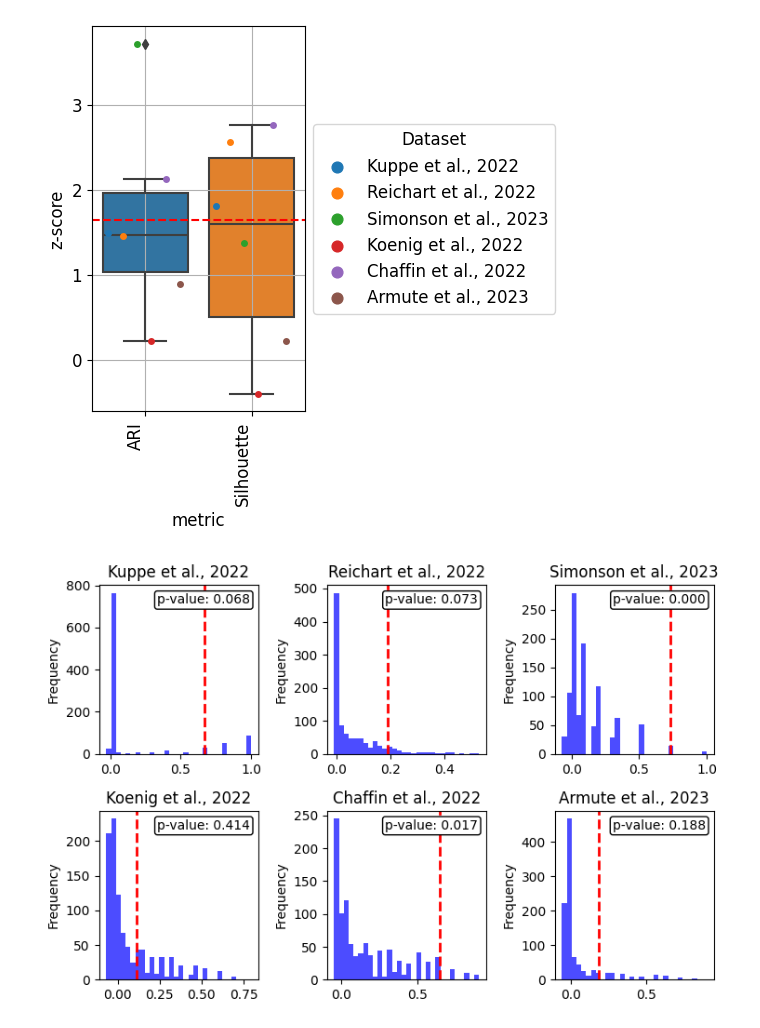
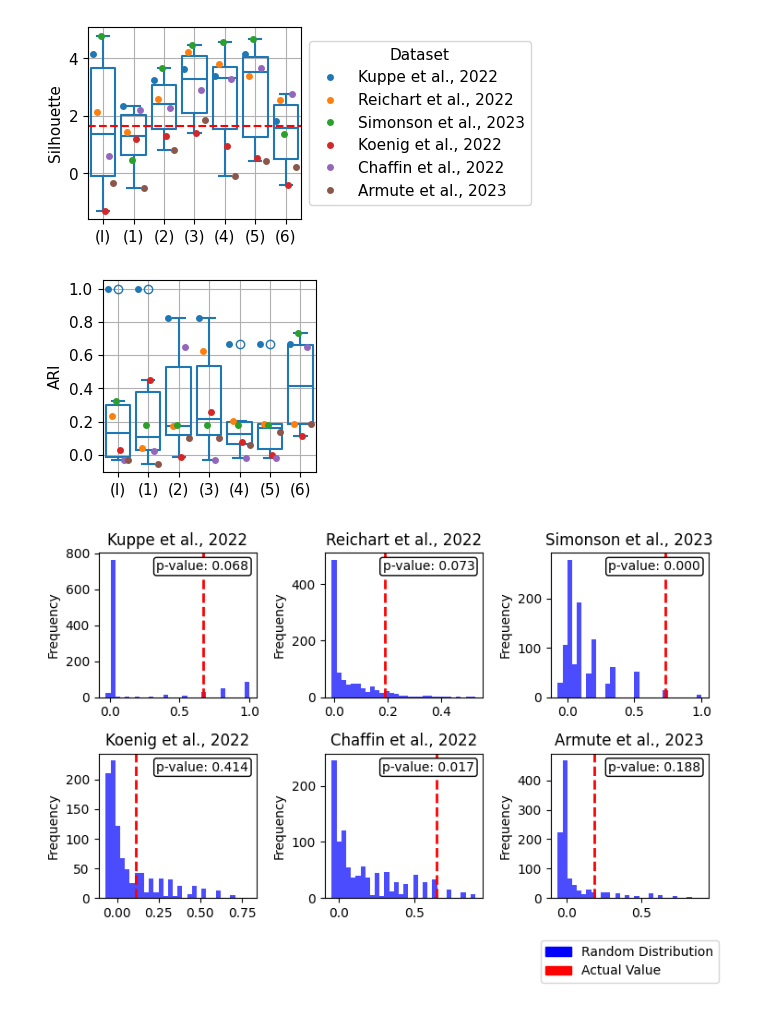
Before and after one commit to saezlab/lianaplus_manuscript, a Jupyter notebook: notebooks/reliability/prediction_reliability.ipynb, the cells around one changed output. Saved outputs shown, nothing was run; the diff lists cells and outputs as text; code cells hidden in the pictures.

```diff
--- a/notebooks/reliability/prediction_reliability.ipynb
+++ b/notebooks/reliability/prediction_reliability.ipynb
@@ -49,0 +100,2 @@ datasets['Armute et al., 2023'] = process_armute()
+# %%
+predictions['(4)'] = get_ground_truth(four.head(50))
@@ -49,0 +109,4 @@ datasets['Armute et al., 2023'] = process_armute()
+# %%
+five = pd.read_csv('../kuppe/results/gt_lrs.csv')
+# %%
+predictions['(5)'] = get_ground_truth(five)
@@ -49,0 +120,2 @@ datasets['Armute et al., 2023'] = process_armute()
+# %%
+predictions['(6)'] = get_ground_truth(pd.read_csv("../kuppe/results/edges_Myeloid.csv"), source='source', target='target')
@@ -94,34 +180,52 @@ results.groupby('metric').mean()
 # %%
 import seaborn as sns
 import matplotlib.pyplot as plt
 
-# Increase font size
-plt.rcParams.update({'font.size': 12})
+def plot_metric(metric, results, value='z-score', show_legend=True, baseline=1.645):
+    df = results[results['metric'] == metric].copy()
 
-plt.figure(figsize=(2.75, 5))
-ax = sns.boxplot(x='metric', y='z-score', data=results)
-sns.stripplot(x='metric', y='z-score', data=results, hue='dataset', dodge=True, jitter=True, ax=ax)
-plt.axhline(y=1.645, color='red', linestyle='dashed')
-plt.xticks(rotation=90, ha='right')
-plt.legend(title='Dataset', bbox_to_anchor=(1.00, 0.5), loc='center left')
-plt.grid(True)
+    # Increase font size
+    plt.rcParams.update({'font.size': 11})
 
-plt.show()
+    plt.figure(figsize=(2.75, 2.5))
+    ax = sns.boxplot(x='stage', y=value, data=df, fill=False)
+    sns.stripplot(x='stage', y=value, data=df, hue='dataset', dodge=True, jitter=True, ax=ax)
+    if baseline:
+        plt.axhline(y=baseline, color='red', linestyle='dashed')
+    # plt.xticks(rotation=90)
+    if show_legend:
+        plt.legend(title='Dataset', bbox_to_anchor=(1.00, 0.5), loc='center left')
+    else:
+        plt.legend([],[], frameon=False)
+    plt.grid(True)
+
+    # label y axis
+    plt.ylabel(metric)
+    plt.xlabel('')
+
+    plt.show()
+
+# Call the function with 'ARI' as the metric
+plot_metric('Silhouette', results=results)
 # %% [output]
-[figure, old version]
+[figure, new version]
+# %%
+plot_metric('ARI', results=results, show_legend=False, value='gt', baseline=False)
+# %% [output]
+[figure, added]
 # %%
 import matplotlib.pyplot as plt
 import numpy as np
+import matplotlib.patches as mpatches
 
 # Increase font size
 plt.rcParams.update({'font.size': 10})
 
-def plot_distribution(dataset_name, metric_name, results, ax):
-    msk = (results['dataset'] == dataset_name) & (results['metric'] == metric_name)
+def plot_distribution(dataset_name, metric_name, stage, results, ax):
+    msk = (results['dataset'] == dataset_name) & (results['metric'] == metric_name) & (results['stage'] == stage)
     random = results[msk]['random']
     gt = results[msk]['gt'].values[0]
     pval = results[msk]['p-value'].values[0]
-    zscore = results[msk]['z-score'].values[0]
 
     # Creating the histogram
     ax.hist(random, bins=30, alpha=0.7, color='blue')
@@ -139,23 +243,30 @@ def plot_distribution(dataset_name, metric_name, results, ax):
              bbox=dict(facecolor='white', edgecolor='black', boxstyle='round,pad=0.2'))
 
 # Get the unique datasets
-datasets = results['dataset'].unique()
+sets = results['dataset'].unique()
 
 # Create a 3x2 grid of subplots
-fig, axs = plt.subplots(nrows=2, ncols=3, figsize=(7.5, 5))
+fig, axs = plt.subplots(nrows=2, ncols=3, figsize=(7.5, 4.5))
 
 # Flatten the axes array
 axs = axs.flatten()
 
 # Create a plot for each dataset
-for i, dataset in enumerate(datasets):
-    plot_distribution(dataset_name=dataset, metric_name='ARI', results=results, ax=axs[i])
+for i, dataset in enumerate(sets):
+    plot_distribution(dataset_name=dataset, metric_name='ARI', stage='(6)', results=results, ax=axs[i])
 
 # Remove unused subplots
 for j in range(i+1, len(axs)):
     fig.delaxes(axs[j])
 
+# Create custom legend handles
+random_patch = mpatches.Patch(color='blue', label='Random Distribution')
+actual_line = mpatches.Patch(color='red', label='Actual Value')
+# Add the legend to the figure
+fig.legend(handles=[random_patch, actual_line], loc='upper right', bbox_to_anchor=(1, -0.0001))
+
+
 plt.tight_layout()
 plt.show()
 # %% [output]
-[figure, old version]
+[figure, new version]
```
Also changed, not shown: parts of 32 cells of this notebook, 3 other files.
